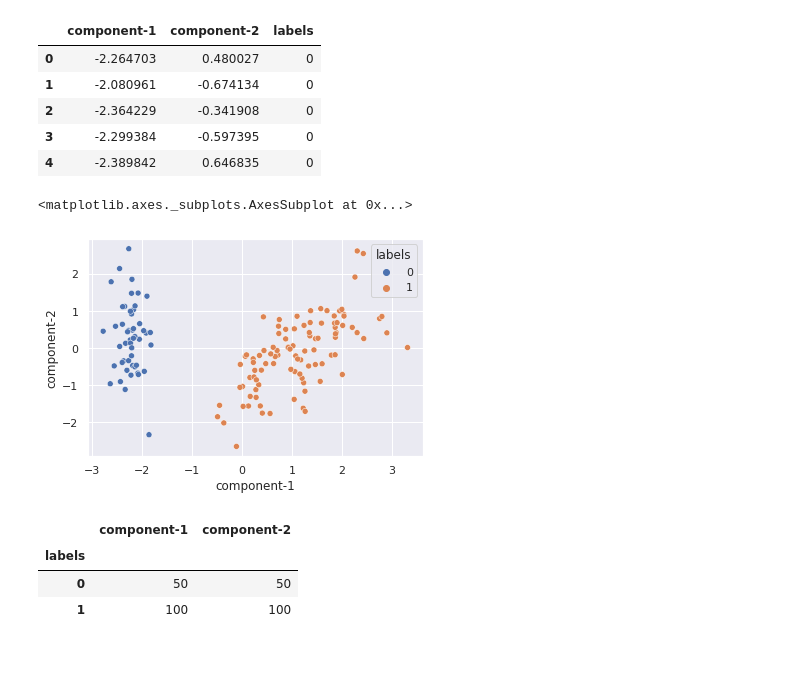
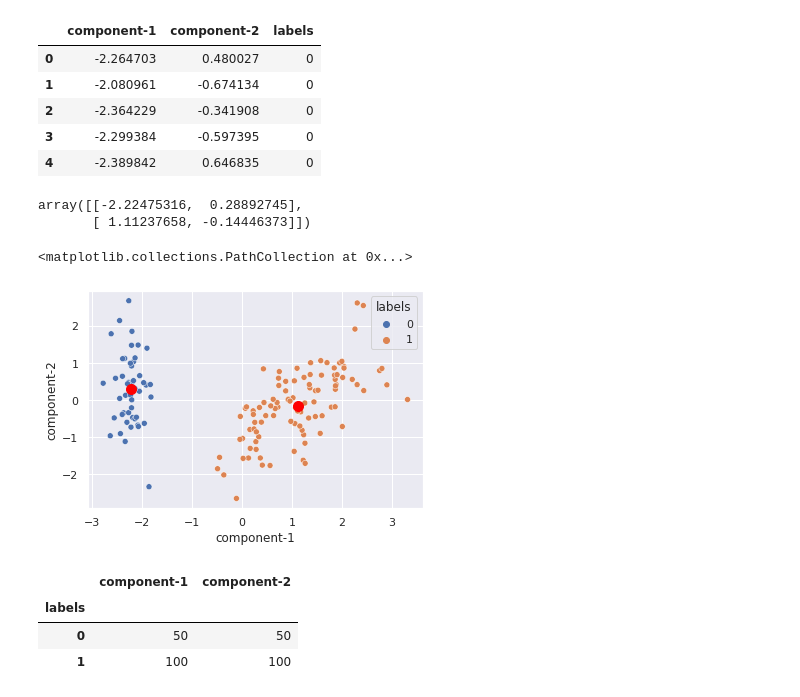
Before and after one commit to mehadisaki/TSF_GRIP_intern_task_Mehadi, a Jupyter notebook: Task2_Prediction_unSupervise_ML.ipynb, the cells around one changed output. Cells and saved outputs as stored; diff of their text form; code cells hidden in the pictures; blank space fills up the shorter version.

```diff
--- a/Task2_Prediction_unSupervise_ML.ipynb
+++ b/Task2_Prediction_unSupervise_ML.ipynb
@@ -310,3 +310,8 @@ x_pca_cluster.head()
 | 2 | -2.364229 | -0.341908 | 0 |
 | 3 | -2.299384 | -0.597395 | 0 |
 | 4 | -2.389842 | 0.646835 | 0 |
+# %%
+kmeans_pca.cluster_centers_
+# %% [output]
+array([[-2.22475316,  0.28892745],
+       [ 1.11237658, -0.14446373]])
@@ -313,8 +320,10 @@ x_pca_cluster.head()
 # %%
 sns.scatterplot(data=x_pca_cluster,x= x_pca_cluster['component-1'],y= x_pca_cluster['component-2'], hue='labels')
+#Cluster center
+plt.scatter(kmeans_pca.cluster_centers_[:, 0], kmeans_pca.cluster_centers_[:,1], s = 100, c = 'red', label = 'Centroids')
 # %% [output]
-<matplotlib.axes._subplots.AxesSubplot at 0x...>
+<matplotlib.collections.PathCollection at 0x...>
-[figure, old version]
+[figure, new version]
 # %%
 x_pca_cluster.groupby(x_pca_cluster['labels']).count()
 # %% [output]
```
Also changed, not shown: parts of 1 cell of this notebook.
